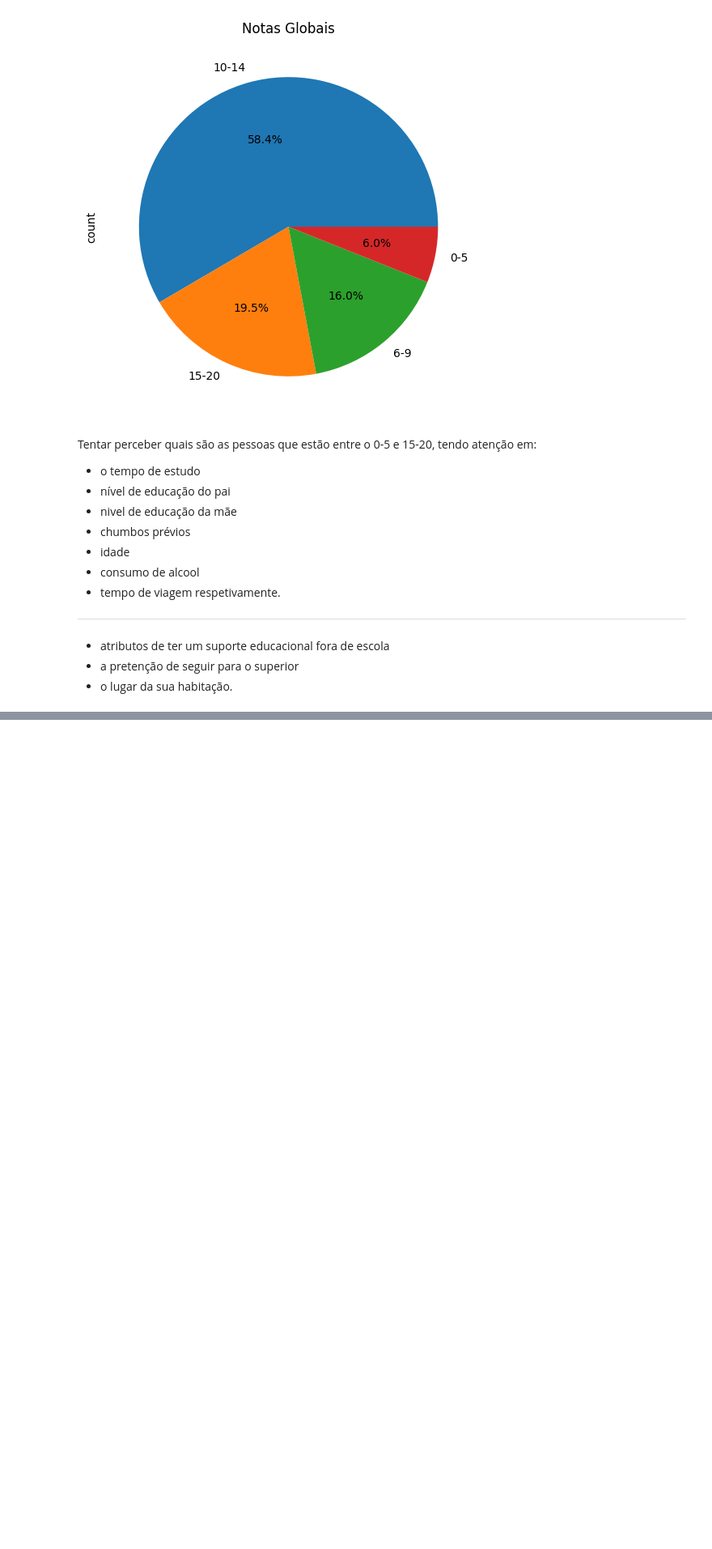
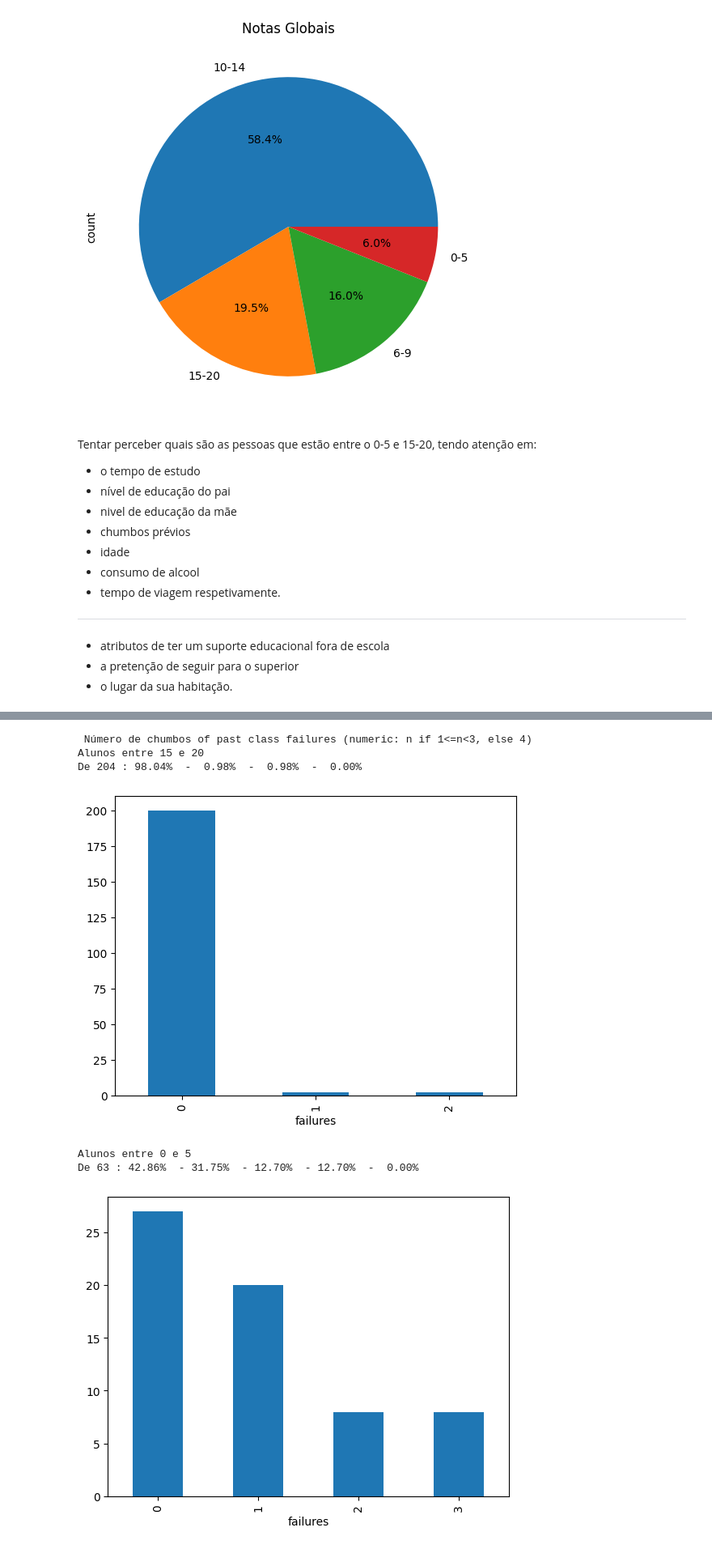
Before and after one commit to leosousa200/SGDAnalysis, a Jupyter notebook: analysis.ipynb, the cells around one changed output, grey strips where cells are left out. Shown at 81% size. Drawn from its saved outputs; the diff is of its cells as text; code cells hidden in the pictures; blank space fills up the shorter version.

```diff
--- a/analysis.ipynb
+++ b/analysis.ipynb
@@ -304,0 +335,35 @@ De 63 : 25.40%  - 30.16%  - 23.81%  - 23.81%
+# %%
+# -------------------------------------------------------------------------------
+# failures - number of past class failures (numeric: n if 1<=n<3, else 4)
+
+students_15_20_fail_0 = students_15_20.loc[students_15_20['failures'] == 0]
+students_15_20_fail_1 = students_15_20.loc[students_15_20['failures'] == 1]
+students_15_20_fail_2 = students_15_20.loc[students_15_20['failures'] == 2]
+students_15_20_fail_3 = students_15_20.loc[students_15_20['failures'] == 3]
+students_15_20_fail_4 = students_15_20.loc[students_15_20['failures'] == 4]
+print("\n Número de chumbos of past class failures (numeric: n if 1<=n<3, else 4)")
+print("Alunos entre 15 e 20")
+print("De",nr_15_20, ":","{:5.2f}%".format(len(students_15_20_fail_0)/nr_15_20*100), " -","{:5.2f}%".format(len(students_15_20_fail_1)/nr_15_20*100), " -","{:5.2f}%".format(len(students_15_20_fail_2)/nr_15_20*100), " -","{:5.2f}%".format(len(students_15_20_fail_3)/nr_15_20*100)), " -","{:5.2f}%".format(len(students_15_20_fail_4)/nr_15_20*100)
+
+students_15_20['failures'].value_counts().sort_index().plot(kind="bar")
+plt.show()
+
+
+students_0_5_fail_0 = students_0_5.loc[students_0_5['failures'] == 0]
+students_0_5_fail_1 = students_0_5.loc[students_0_5['failures'] == 1]
+students_0_5_fail_2 = students_0_5.loc[students_0_5['failures'] == 2]
+students_0_5_fail_3 = students_0_5.loc[students_0_5['failures'] == 3]
+students_0_5_fail_4 = students_0_5.loc[students_0_5['failures'] == 4]
+print("Alunos entre 0 e 5")
+print("De",nr_0_5, ":","{:5.2f}%".format(len(students_0_5_fail_0)/nr_0_5*100), " -","{:5.2f}%".format(len(students_0_5_fail_1)/nr_0_5*100), " -","{:5.2f}%".format(len(students_0_5_fail_2)/nr_0_5*100), " -","{:5.2f}%".format(len(students_0_5_fail_3)/nr_0_5*100), " -","{:5.2f}%".format(len(students_0_5_fail_4)/nr_0_5*100))
+
+students_0_5['failures'].value_counts().sort_index().plot(kind="bar")
+plt.show()
+# %% [output]
+ Número de chumbos of past class failures (numeric: n if 1<=n<3, else 4)
+Alunos entre 15 e 20
+De 204 : 98.04%  -  0.98%  -  0.98%  -  0.00%
+[figure, added]
+Alunos entre 0 e 5
+De 63 : 42.86%  - 31.75%  - 12.70%  - 12.70%  -  0.00%
+[figure, added]
```
Also changed, not shown: parts of 7 cells of this notebook.
